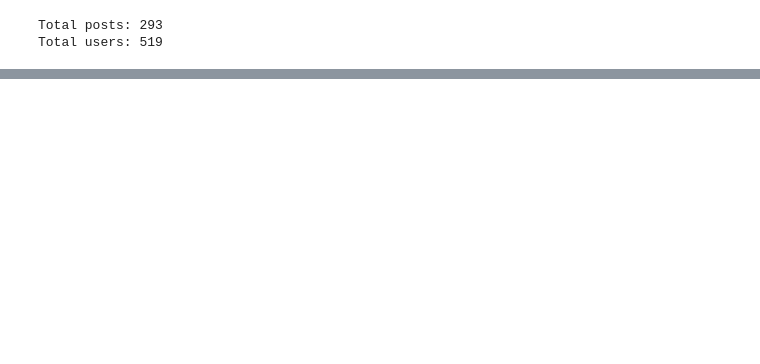
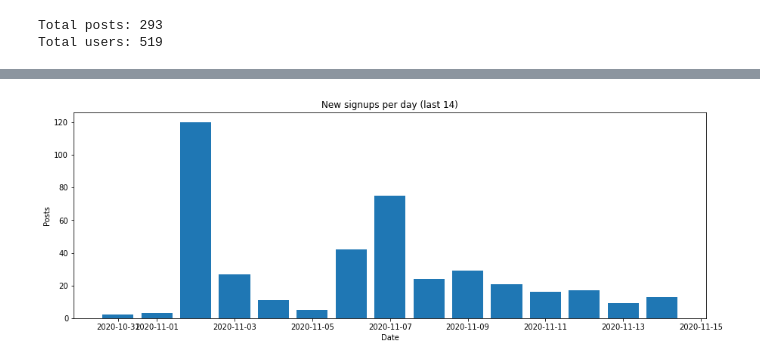
Before and after one commit to Journaly/janalytics, a Jupyter notebook: Activity Report.ipynb, the cells around one changed output, grey strips where cells are left out. Drawn from its saved outputs; the diff is of its cells as text; code cells hidden in the pictures; blank space fills up the shorter version.

Commit message:
Add signups chart.

```diff
--- a/Activity Report.ipynb
+++ b/Activity Report.ipynb
@@ -35,7 +35,7 @@ def union_timeseries(*timeseries):
     return sorted([(date, *values) for date, values in unified_dict.items()])
 # %%
 # Number of days into the past to run timeseries reports for
-TIME_PERIOD = timedelta(days=30)
+TIME_PERIOD = timedelta(days=14)
 # %%
 with get_cursor() as cur:
     cur.execute('SELECT COUNT(*) FROM "Post";')
@@ -101,0 +103,21 @@ No handles with labels found to put in legend.
+# %%
+with get_cursor() as cur:
+    cur.execute('''
+        SELECT "createdAt"::DATE as date, COUNT(*) FROM "User"
+        WHERE "User"."createdAt" > %s
+        GROUP BY date
+        ORDER BY date;
+    ''', (datetime.utcnow() - TIME_PERIOD,))
+    rows = cur.fetchall()
+
+    dates, signup_counts = transpose(rows)
+
+    fig = plt.figure(figsize=(15,5))
+    plt.subplot(1,1,1)
+    plt.title('New signups per day (last %d)' % TIME_PERIOD.days)
+    plt.xlabel('Date')
+    plt.ylabel('Posts')
+    plt.bar(dates, signup_counts)
+    plt.show()
+# %% [output]
+[figure, added]
```
Also changed, not shown: parts of 2 cells of this notebook.
